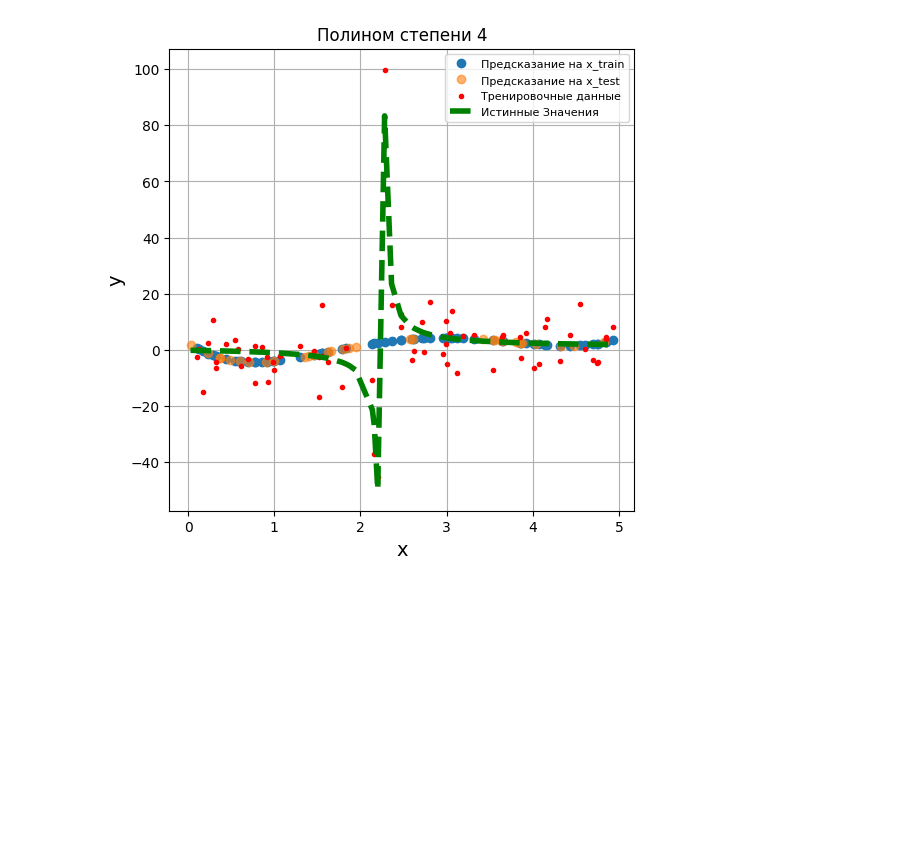
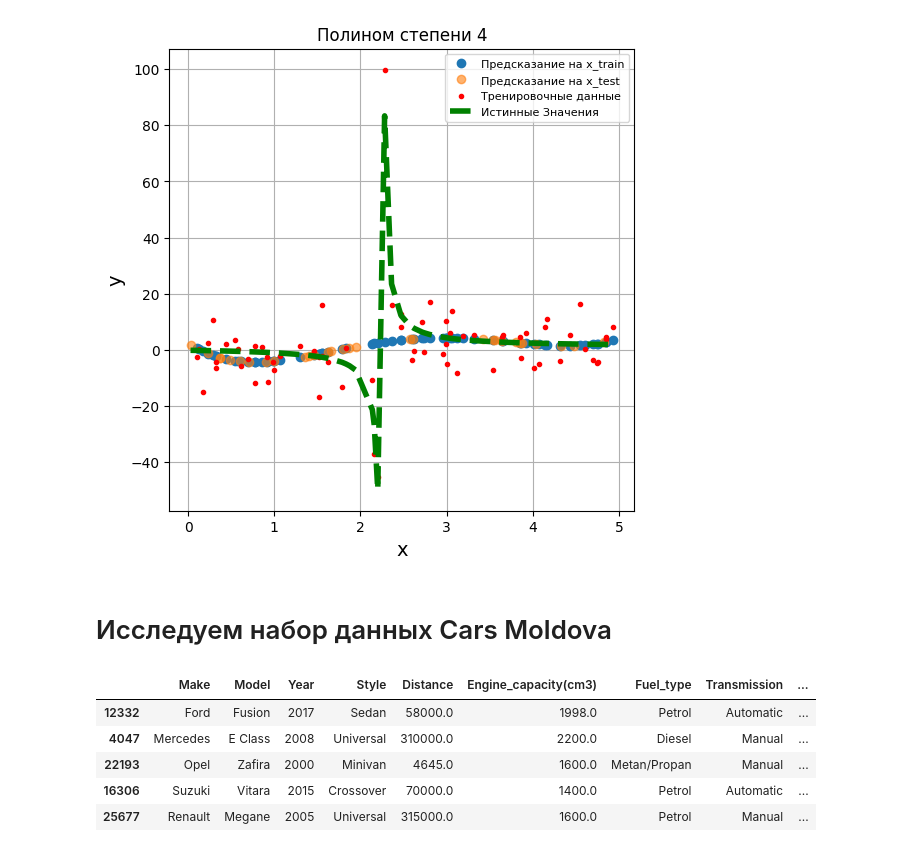
Before and after one commit to pyretttt/master_mle, a Jupyter notebook: practice2.ipynb, the cells around one changed output. Drawn from its saved outputs; the diff is of its cells as text; code cells hidden in the pictures; blank space fills up the shorter version.

```diff
--- a/practice2.ipynb
+++ b/practice2.ipynb
@@ -367,3 +367,15 @@ MSE with regularization, degree(3):  35.975745666788924
 [figure]
 [figure]
 [figure]
+# %% [markdown]
+# Исследуем набор данных Cars Moldova
+# %%
+cars_df = pd.read_csv('datasets/enriched_df.csv', sep=',')
+cars_df.sample(5)
+# %% [output]
+|  | Make | Model | Year | Style | Distance | Engine_capacity(cm3) | Fuel_type | Transmission | ... |
+| 12332 | Ford | Fusion | 2017 | Sedan | 58000.0 | 1998.0 | Petrol | Automatic | ... |
+| 4047 | Mercedes | E Class | 2008 | Universal | 310000.0 | 2200.0 | Diesel | Manual | ... |
+| 22193 | Opel | Zafira | 2000 | Minivan | 4645.0 | 1600.0 | Metan/Propan | Manual | ... |
+| 16306 | Suzuki | Vitara | 2015 | Crossover | 70000.0 | 1400.0 | Petrol | Automatic | ... |
+| 25677 | Renault | Megane | 2005 | Universal | 315000.0 | 1600.0 | Petrol | Manual | ... |
```
Also changed, not shown: parts of 4 cells of this notebook, 2 other files.
